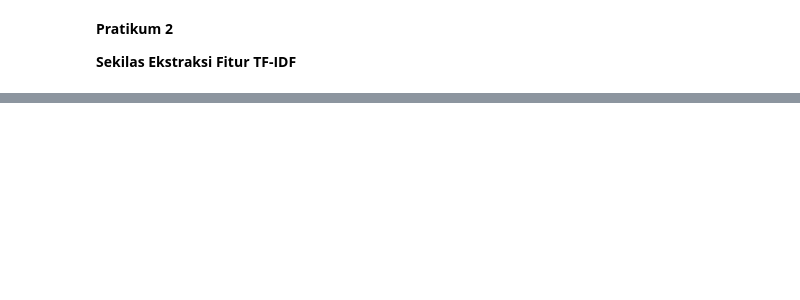
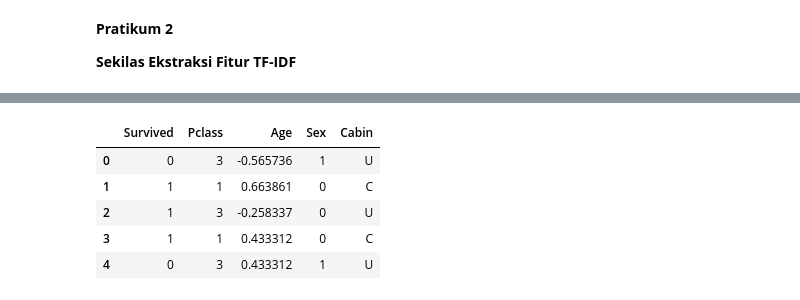
Before and after one commit to annisaeka123/2341720131_ML_2025, a Jupyter notebook: JS03/P2_JS03.ipynb, the cells around one changed output, grey strips where cells are left out. Saved outputs shown, nothing was run; the diff lists cells and outputs as text; code cells hidden in the pictures; blank space fills up the shorter version.

```diff
--- a/JS03/P2_JS03.ipynb
+++ b/JS03/P2_JS03.ipynb
@@ -60,0 +114,10 @@ print(vect.get_feature_names_out())
+# %%
+df = df[['Survived', 'Pclass', 'Age', 'Sex', 'Cabin']]
+df.head()
+# %% [output]
+|  | Survived | Pclass | Age | Sex | Cabin |
+| 0 | 0 | 3 | -0.565736 | 1 | U |
+| 1 | 1 | 1 | 0.663861 | 0 | C |
+| 2 | 1 | 3 | -0.258337 | 0 | U |
+| 3 | 1 | 1 | 0.433312 | 0 | C |
+| 4 | 0 | 3 | 0.433312 | 1 | U |
```
Also changed, not shown: parts of 15 cells of this notebook.
